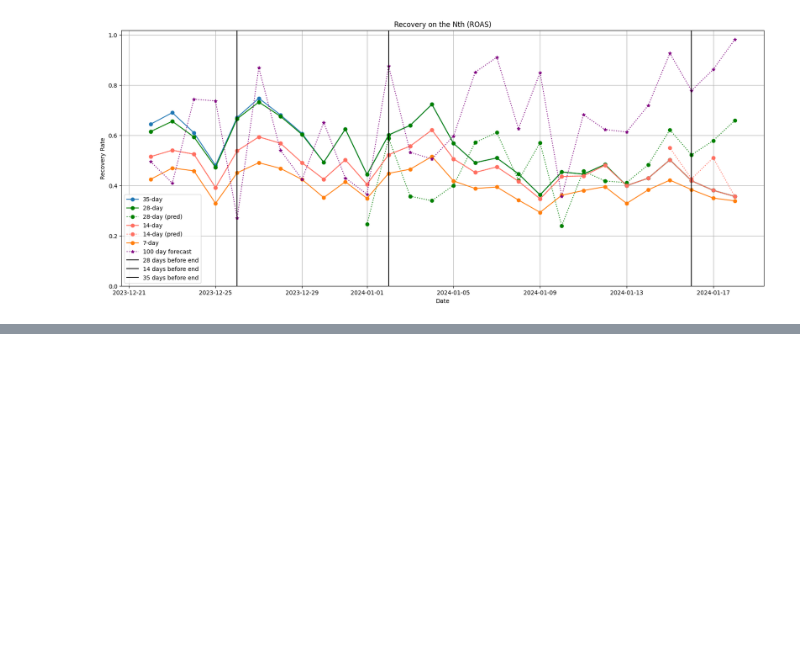
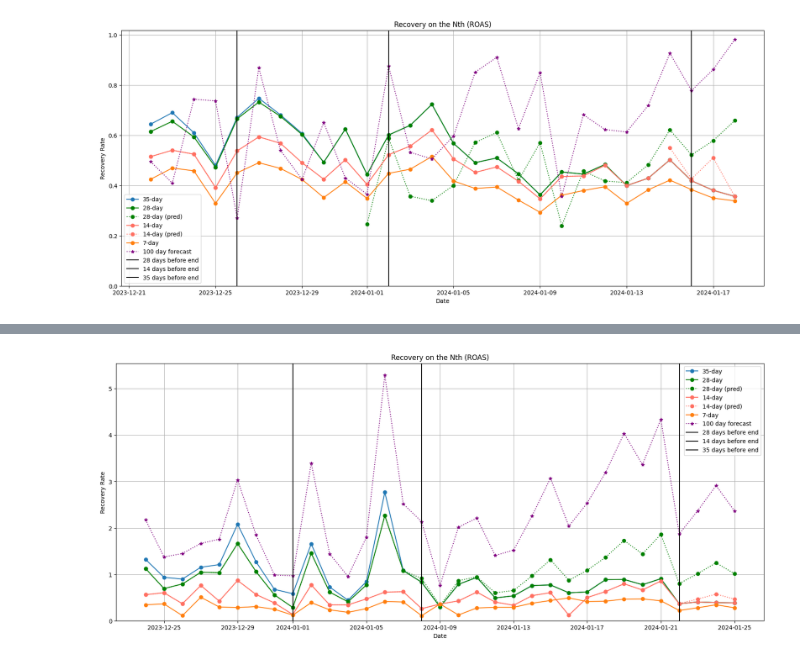
Before and after one commit to PereFuster/Acorn-Casino-PLTV, a Jupyter notebook: accorn_ios_etl_verification.ipynb, the cells around one changed output, grey strips where cells are left out. Cells and saved outputs as stored; diff of their text form; code cells hidden in the pictures; blank space fills up the shorter version.

```diff
--- a/accorn_ios_etl_verification.ipynb
+++ b/accorn_ios_etl_verification.ipynb
@@ -313,0 +401,13 @@ plt.show()
+# %%
+# 3. Reverstionare bi_report to bi_report_pred (With the response availability column)
+
+relevants = [col for col in bi_report.columns if 'recycle_worths_' in col and col.endswith('day_rate') and int(col.split('_')[2][:-3]) < 120]
+
+bi_report_pred = bi_report[bi_report['date_dt'].dt.date >= (today - timedelta(days=42))].copy(deep=True)
+
+days_list = [7, 14, 21, 28, 35]
+date = (today_date - bi_report_pred['date_dt'].dt.date)
+bi_report_pred['difference'] = (date / pd.Timedelta(days = 1)).astype(int)
+bi_report_pred['response_availability'] = bi_report_pred['difference'].apply(lambda x: max(day for day in days_list if day <= x))
+bi_report_pred.drop(columns = ['difference'], inplace = True)
+bi_report_pred.head(20)
@@ -313,0 +728,41 @@ plt.show()
+# %%
+plt.figure(figsize=(20, 8))
+from datetime import datetime
+# Plotting the data
+a = bi_report_pred[bi_report_pred['date_dt'] > '2023-12-01'][bi_report_pred['date_dt'] <= '2024-01-25']
+plt.plot(a['date_dt'], a['recycle_worths_35day_rate'], marker='o', label='35-day')
+plt.plot(a['date_dt'], a['recycle_worths_28day_rate'], marker='o', label='28-day', color = 'green')
+plt.plot(a['date_dt'], a['day28_prediction'], marker='o', label='28-day (pred)', linestyle='dotted', color = 'green')
+plt.plot(a['date_dt'], a['recycle_worths_14day_rate'], marker='o', label='14-day', color = '#FF6F61')
+plt.plot(a['date_dt'], a['day14_prediction'], marker='o', label='14-day (pred)', linestyle='dotted', color='#FF6F61')  # Coralle Orange
+plt.plot(a['date_dt'], a['recycle_worths_7day_rate'], marker='o', label='7-day')
+
+# Plotting the 100-day forecast with a solid line
+plt.plot(a['date_dt'], a['day100_prediction'], marker='*', label='100 day forecast', color = '#800080', linestyle='dotted')
+
+# Set y-axis limit to start from 0
+plt.ylim(bottom=0)
+
+# Add vertical lines with solid black color
+current_date = datetime.now().date()
+target_date = current_date - timedelta(days=27)
+plt.axvline(target_date, color='black', linestyle='-', label='28 days before end')
+
+current_date = datetime.now().date()
+target_date = current_date - timedelta(days=13)
+plt.axvline(target_date, color='black', linestyle='-', label='14 days before end')
+
+current_date = datetime.now().date()
+target_date = current_date - timedelta(days=34)
+plt.axvline(target_date, color='black', linestyle='-', label='35 days before end')
+
+# Add labels and legend
+plt.xlabel('Date')
+plt.ylabel('Recovery Rate')
+plt.title('Recovery on the Nth (ROAS)')
+plt.legend()
+
+plt.grid(True)
+plt.show()
+# %% [output]
+[figure, added]
```
Also changed, not shown: parts of 11 cells of this notebook, 2 other files.
